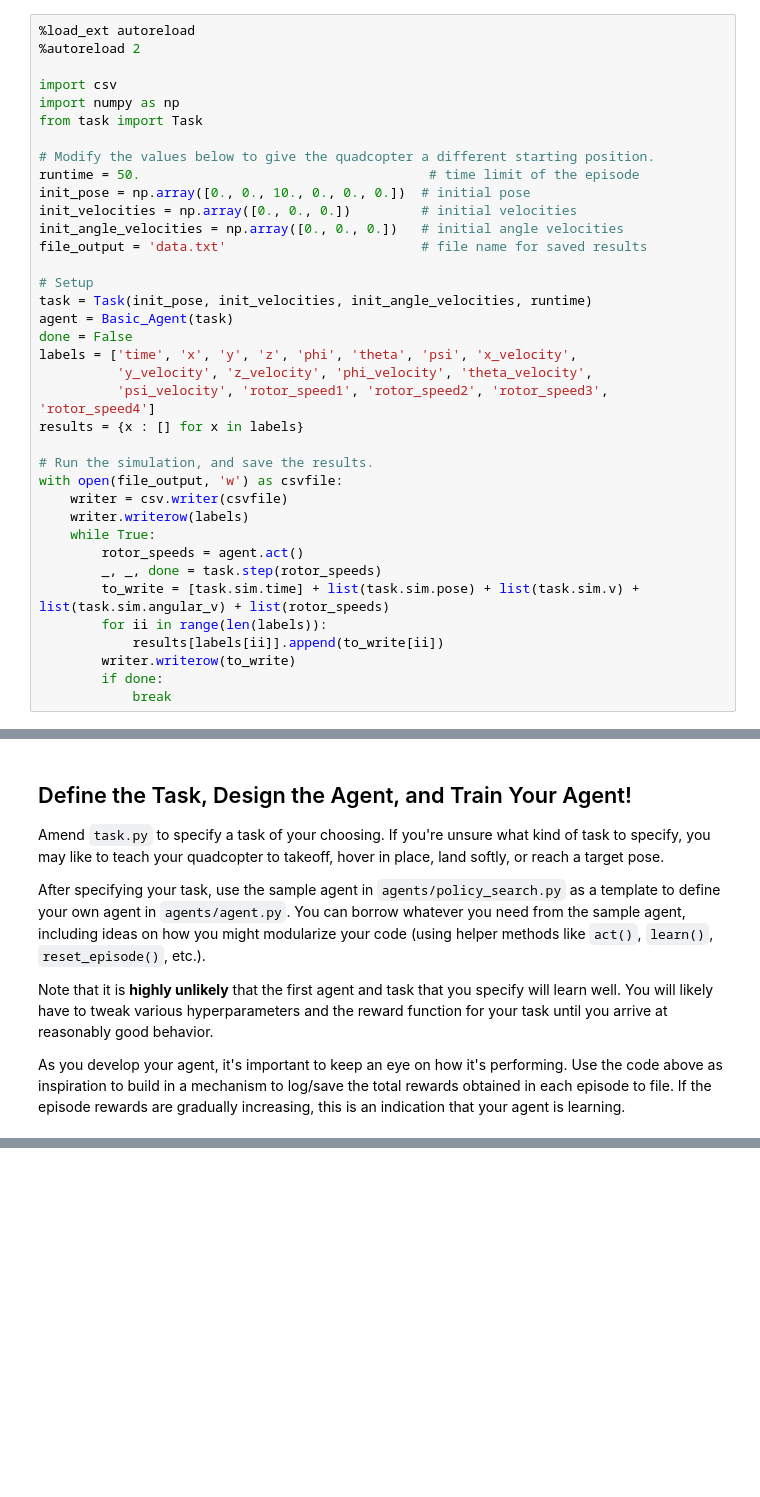
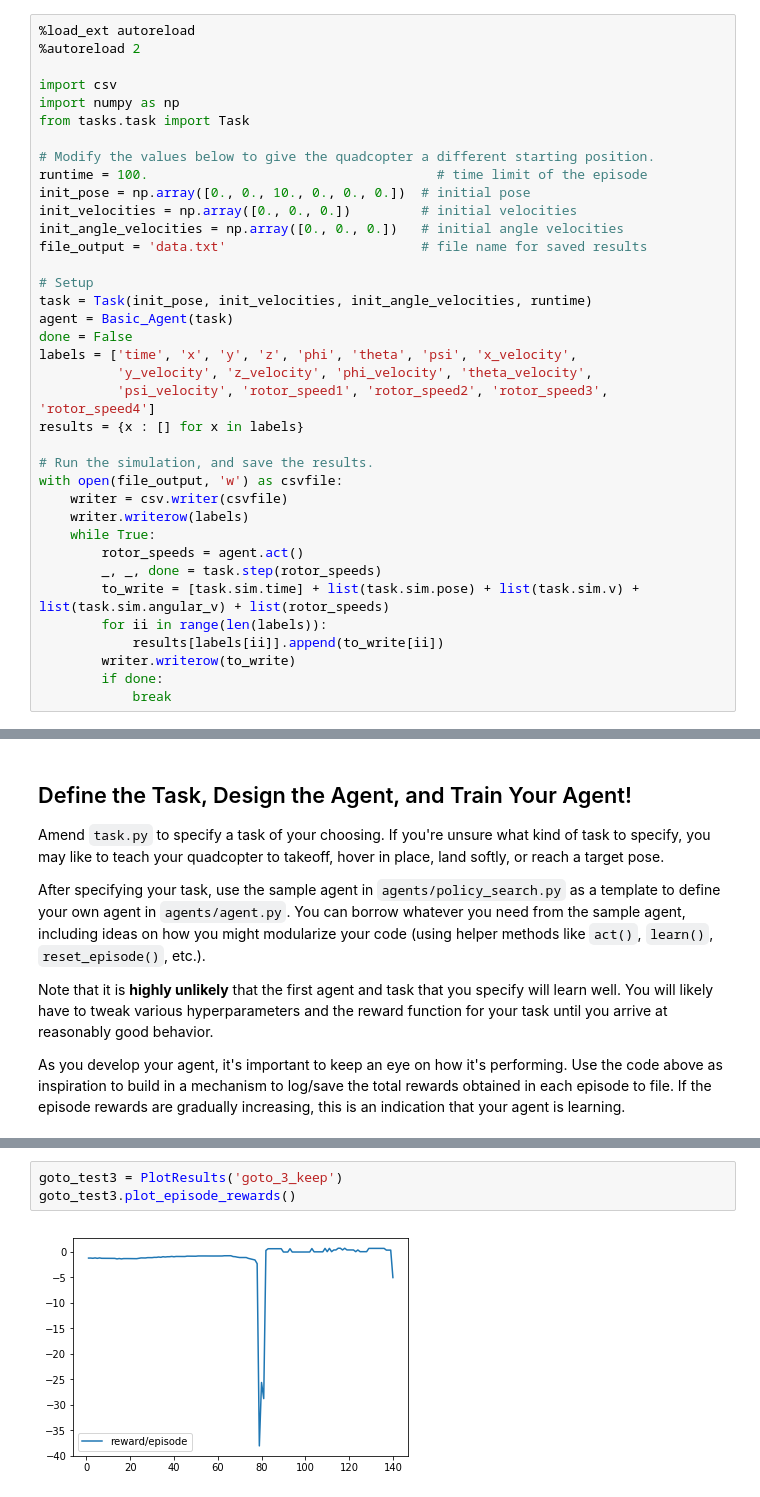
Before and after one commit to rezabase/DLND_DDPG_Quadcopter, a Jupyter notebook: Quadcopter_Project.ipynb, the cells around one changed output, grey strips where cells are left out. Drawn from its saved outputs; the diff is of its cells as text; blank space fills up the shorter version.

```diff
--- a/Quadcopter_Project.ipynb
+++ b/Quadcopter_Project.ipynb
@@ -50,10 +50,10 @@ The `labels` list below annotates statistics that are saved while running the si
 
 import csv
 import numpy as np
-from task import Task
+from tasks.task import Task
 
 # Modify the values below to give the quadcopter a different starting position.
-runtime = 50.                                     # time limit of the episode
+runtime = 100.                                     # time limit of the episode
 init_pose = np.array([0., 0., 10., 0., 0., 0.])  # initial pose
 init_velocities = np.array([0., 0., 0.])         # initial velocities
 init_angle_velocities = np.array([0., 0., 0.])   # initial angle velocities
@@ -302,0 +424,5 @@ _ = plt.ylim()
+# %%
+goto_test3 = PlotResults('goto_3_keep')
+goto_test3.plot_episode_rewards()
+# %% [output]
+[figure, added]
```
Also changed, not shown: parts of 40 cells of this notebook, 14 other files.
